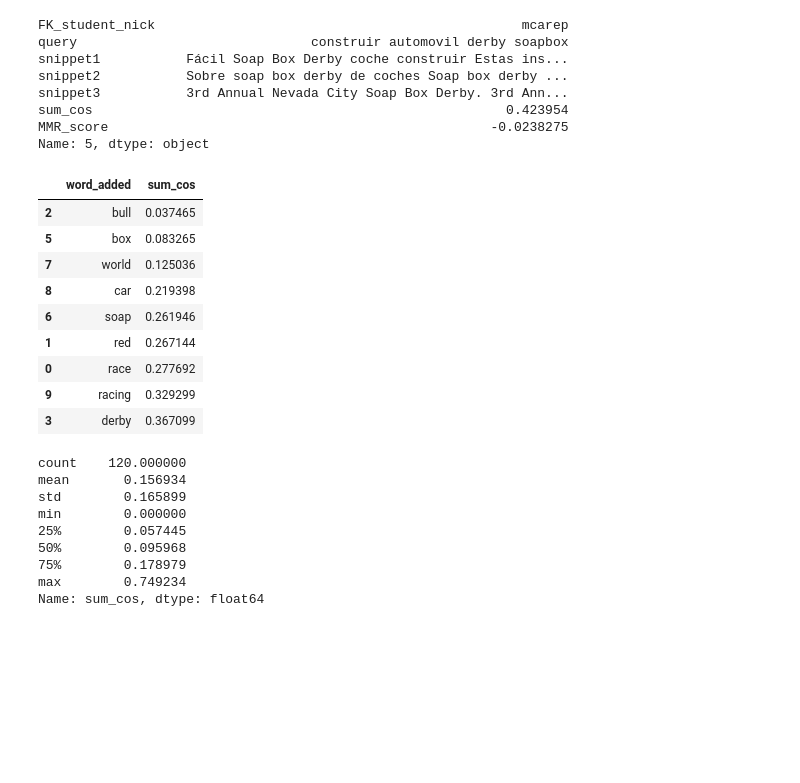
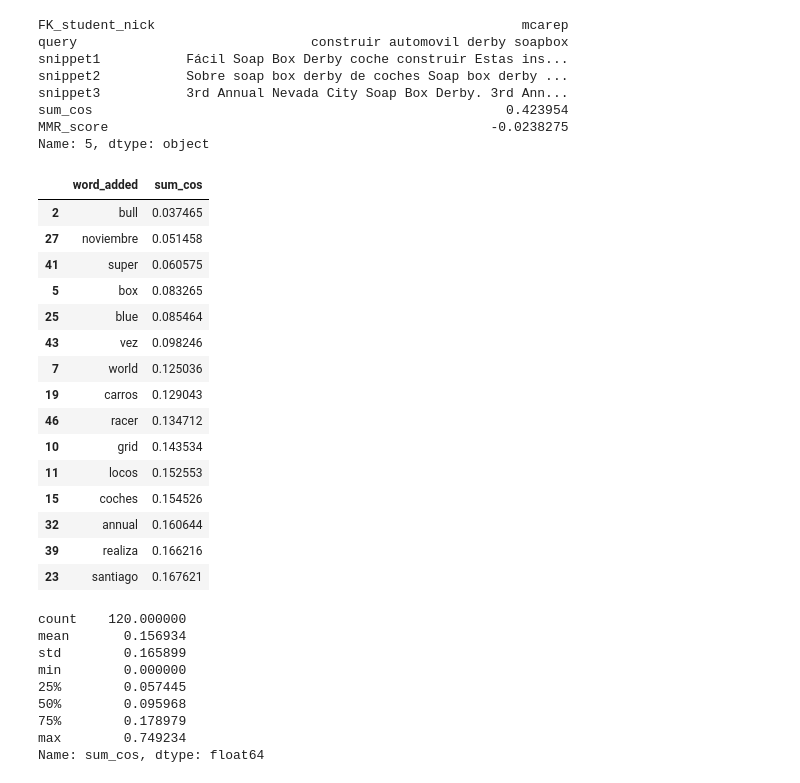
Before and after one commit to eidepozo/expansion_semantica, a Jupyter notebook: 05_evaluacion_metricas.ipynb, the cells around one changed output. Saved outputs shown, nothing was run; the diff lists cells and outputs as text; code cells hidden in the pictures; blank space fills up the shorter version.

```diff
--- a/05_evaluacion_metricas.ipynb
+++ b/05_evaluacion_metricas.ipynb
@@ -90,18 +90,24 @@ sum_cos                                                     0.423954
 MMR_score                                                 -0.0238275
 Name: 5, dtype: object
 # %%
-modelB_q[3][:10][modelB_q[3]['sum_cos']<=df.iloc[ref[3]][5]].sort_values(by=['sum_cos'])[['word_added','sum_cos']]
+modelB_q[3][modelB_q[3]['sum_cos']<=df.iloc[ref[3]][5]].sort_values(by=['sum_cos'])[['word_added','sum_cos']][:15]
 # %% [output]
 |  | word_added | sum_cos |
 | 2 | bull | 0.037465 |
+| 27 | noviembre | 0.051458 |
+| 41 | super | 0.060575 |
 | 5 | box | 0.083265 |
+| 25 | blue | 0.085464 |
+| 43 | vez | 0.098246 |
 | 7 | world | 0.125036 |
-| 8 | car | 0.219398 |
-| 6 | soap | 0.261946 |
-| 1 | red | 0.267144 |
-| 0 | race | 0.277692 |
-| 9 | racing | 0.329299 |
-| 3 | derby | 0.367099 |
+| 19 | carros | 0.129043 |
+| 46 | racer | 0.134712 |
+| 10 | grid | 0.143534 |
+| 11 | locos | 0.152553 |
+| 15 | coches | 0.154526 |
+| 32 | annual | 0.160644 |
+| 39 | realiza | 0.166216 |
+| 23 | santiago | 0.167621 |
 # %%
 sum_cos1 = pd.concat([modelB_q[0][0:10]['sum_cos'],modelB_q[1][0:10]['sum_cos'],modelB_q[2][0:10]['sum_cos'],
                       modelB_q[3][0:10]['sum_cos'],modelB_q[4][0:10]['sum_cos'],modelB_q[5][0:10]['sum_cos'],
```
Also changed, not shown: parts of 12 cells of this notebook, 9 other files.
